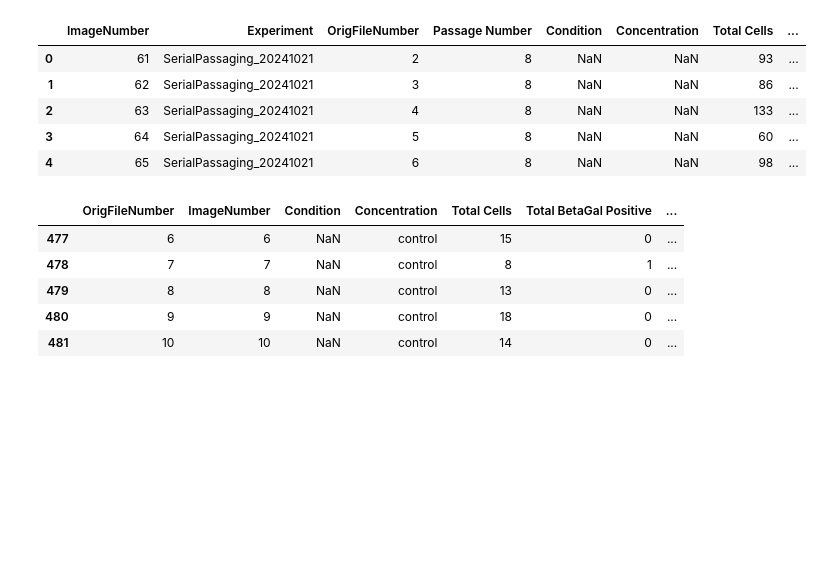
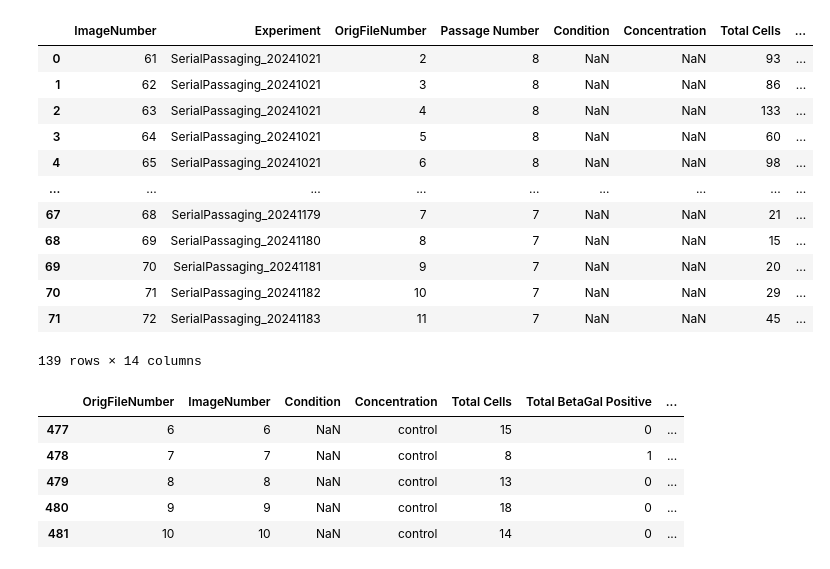
Before and after one commit to allielas/HTP_fibroblasts_mitolyso, a Jupyter notebook: BetaGal.ipynb, the cells around one changed output. Saved outputs shown, nothing was run; the diff lists cells and outputs as text; code cells hidden in the pictures; blank space fills up the shorter version.

```diff
--- a/BetaGal.ipynb
+++ b/BetaGal.ipynb
@@ -10,8 +11,8 @@ from statannotations.Annotator import Annotator
 pass_df_1 = pd.read_csv('/mnt/bigdisk1/AllieSpangaro/Senesence_Classification/Results/BetaGal_Oct21Set.csv')
 pass_df_2 = pd.read_csv('/mnt/bigdisk1/AllieSpangaro/Senesence_Classification/Results/BetaGal_Nov12Set.csv')
 
-pass_df_1["Replicate"] = "r1"
-pass_df_2["Replicate"] = "r2"
+pass_df_1["Replicate"] = "1"
+pass_df_2["Replicate"] = "2"
 
 pass_df = pd.concat([pass_df_1, pass_df_2])
 
@@ -31,34 +32,41 @@ def passage_group(passage_num):
         elif group == 'P11-13':
             passage_group_dict['P11'] = 'P11-13'
             passage_group_dict['P12'] = 'P11-13'
             passage_group_dict['P13'] = 'P11-13'
         elif group == 'P14-16':
             passage_group_dict['P14'] = 'P14-16'
             passage_group_dict['P15'] = 'P14-16'
             passage_group_dict['P16'] = 'P14-16'
         elif group == 'P17-18':
             passage_group_dict['P17'] = 'P17-18'
             passage_group_dict['P18'] = 'P17-18'
         elif group == 'P20-21':
             passage_group_dict['P20'] = 'P20-21'
             passage_group_dict['P21'] = 'P20-21'
         elif group == 'P22-24':
             passage_group_dict['P22'] = 'P22-24'
             passage_group_dict['P23'] = 'P22-24'
             passage_group_dict['P24'] = 'P22-24'
 
     #return the group that the passage number belongs to
     return passage_group_dict[passage]
 
 pass_df['Passage Group'] = pass_df['Passage Number'].apply(passage_group)
-pass_df.head()
+display(pass_df)
 # %% [output]
 |  | ImageNumber | Experiment | OrigFileNumber | Passage Number | Condition | Concentration | Total Cells | ... |
 | 0 | 61 | SerialPassaging_20241021 | 2 | 8 | NaN | NaN | 93 | ... |
 | 1 | 62 | SerialPassaging_20241021 | 3 | 8 | NaN | NaN | 86 | ... |
 | 2 | 63 | SerialPassaging_20241021 | 4 | 8 | NaN | NaN | 133 | ... |
 | 3 | 64 | SerialPassaging_20241021 | 5 | 8 | NaN | NaN | 60 | ... |
 | 4 | 65 | SerialPassaging_20241021 | 6 | 8 | NaN | NaN | 98 | ... |
+| ... | ... | ... | ... | ... | ... | ... | ... | ... |
+| 67 | 68 | SerialPassaging_20241179 | 7 | 7 | NaN | NaN | 21 | ... |
+| 68 | 69 | SerialPassaging_20241180 | 8 | 7 | NaN | NaN | 15 | ... |
+| 69 | 70 | SerialPassaging_20241181 | 9 | 7 | NaN | NaN | 20 | ... |
+| 70 | 71 | SerialPassaging_20241182 | 10 | 7 | NaN | NaN | 29 | ... |
+| 71 | 72 | SerialPassaging_20241183 | 11 | 7 | NaN | NaN | 45 | ... |
+139 rows × 14 columns
 # %%
 # Load the CSV files into a pandas DataFrame
 df_r1 = pd.read_csv('/mnt/bigdisk1/AllieSpangaro/Senesence_Classification/Results/Xgal_Optimization _Concentrations_R1.csv')
```
Also changed, not shown: parts of 3 cells of this notebook, 5 other files.
